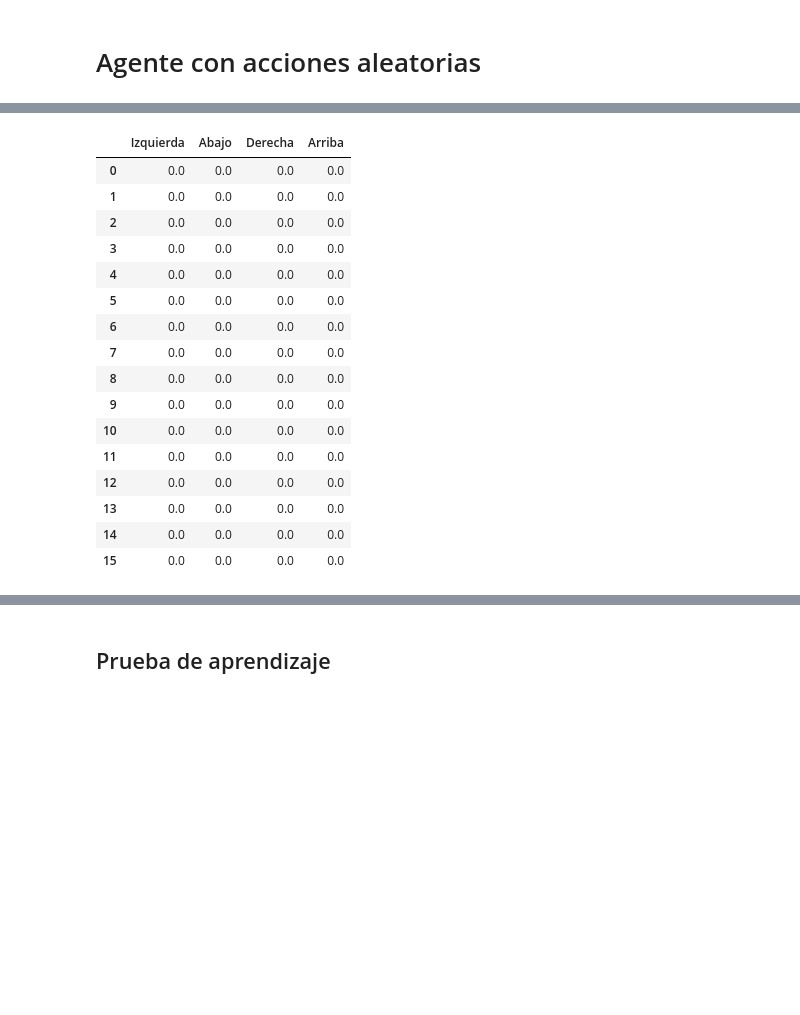
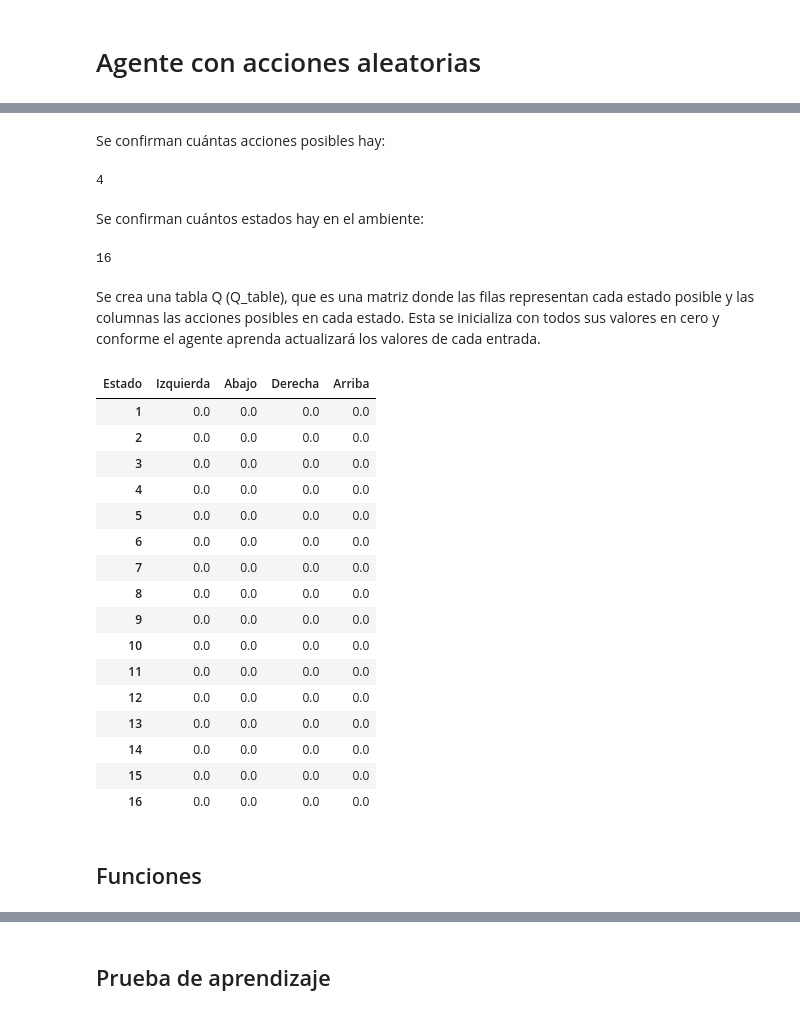
Before and after one commit to VictorMijangosDeLaCruz/InteligenciaArtificial, a Jupyter notebook: 05 Aprendizaje/07 QLearning.ipynb, the cells around one changed output, grey strips where cells are left out. Drawn from its saved outputs; the diff is of its cells as text; code cells hidden in the pictures; blank space fills up the shorter version.

```diff
--- a/05 Aprendizaje/07 QLearning.ipynb
+++ b/05 Aprendizaje/07 QLearning.ipynb
@@ -121,11 +174,28 @@ Se usó como base el código de Brooker (2020) sobre su agente de Q-learning en
 env=gym.make("FrozenLake-v1",desc=["SFFF", "FHFF", "FFFH", "FFFG"], is_slippery=False, render_mode="ansi")
+# %% [markdown]
+Se confirman cuántas acciones posibles hay:
+# %%
+env.action_space.n
+# %% [output]
+4
+# %% [markdown]
+Se confirman cuántos estados hay en el ambiente:
+# %%
+env.observation_space.n
+# %% [output]
+16
+# %% [markdown]
+Se crea una tabla Q (Q_table), que es una matriz donde las filas representan cada estado posible y las columnas las acciones posibles en cada estado. Esta se inicializa con todos sus valores en cero y conforme el agente aprenda actualizará los valores de cada entrada.
 # %%
-#Tabla de valores Q inicalmente con 0s
-Q_table= np.zeros((state_space_size, action_space_size))
-pd.DataFrame(data=Q_table, columns=['Izquierda', 'Abajo', 'Derecha', 'Arriba'])
+Q_table = np.zeros((env.observation_space.n,env.action_space.n ))
+
+#para visualizar la Q-table como un data frame
+df=pd.DataFrame(data=Q_table, columns=['Izquierda', 'Abajo', 'Derecha', 'Arriba'])
+df.index = [i+1 for i in range(len(df))]
+df.columns.name = 'Estado'
+df
 # %% [output]
-|  | Izquierda | Abajo | Derecha | Arriba |
-| 0 | 0.0 | 0.0 | 0.0 | 0.0 |
+| Estado | Izquierda | Abajo | Derecha | Arriba |
 | 1 | 0.0 | 0.0 | 0.0 | 0.0 |
 | 2 | 0.0 | 0.0 | 0.0 | 0.0 |
 | 3 | 0.0 | 0.0 | 0.0 | 0.0 |
@@ -141,3 +211,6 @@ pd.DataFrame(data=Q_table, columns=['Izquierda', 'Abajo', 'Derecha', 'Arriba'])
 | 13 | 0.0 | 0.0 | 0.0 | 0.0 |
 | 14 | 0.0 | 0.0 | 0.0 | 0.0 |
 | 15 | 0.0 | 0.0 | 0.0 | 0.0 |
+| 16 | 0.0 | 0.0 | 0.0 | 0.0 |
+# %% [markdown]
+## Funciones
```
Also changed, not shown: parts of 39 cells of this notebook, 1 other file.
